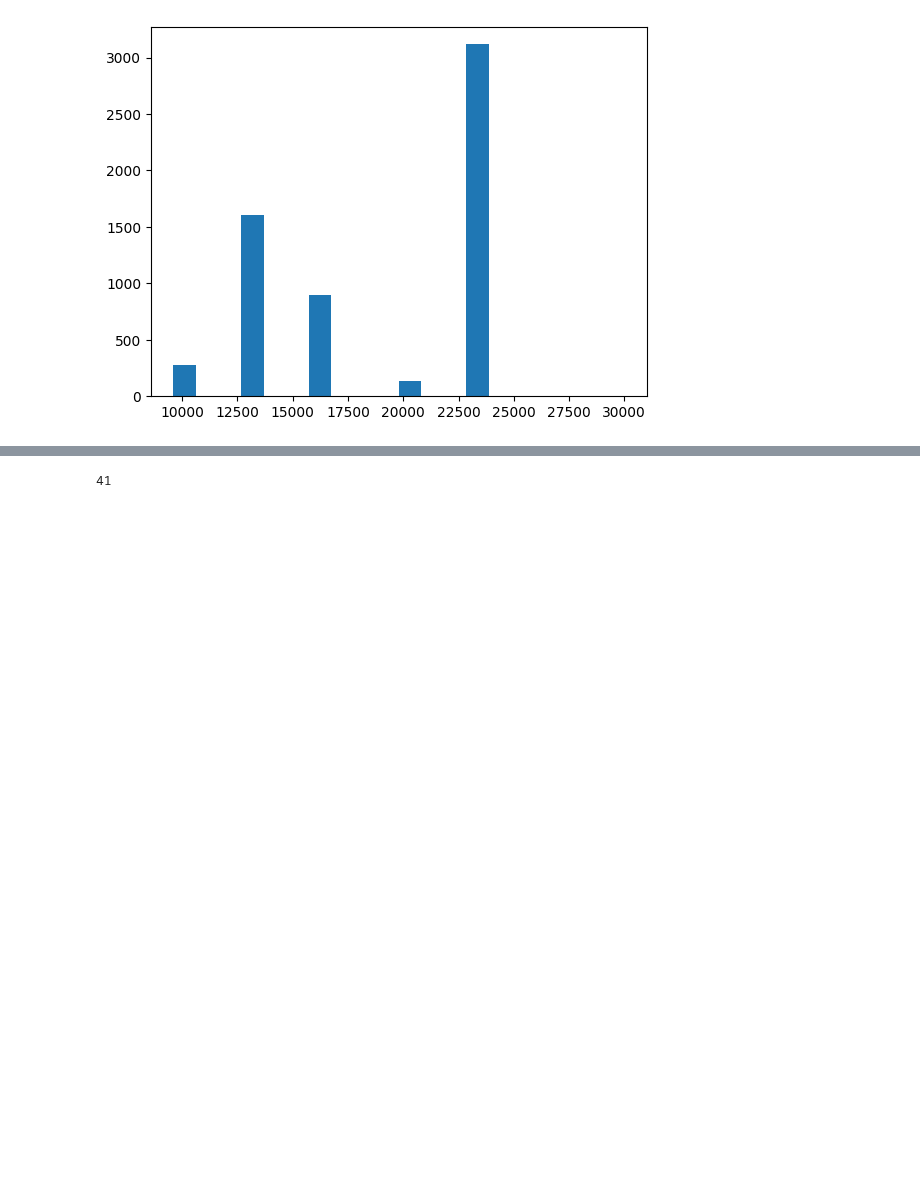
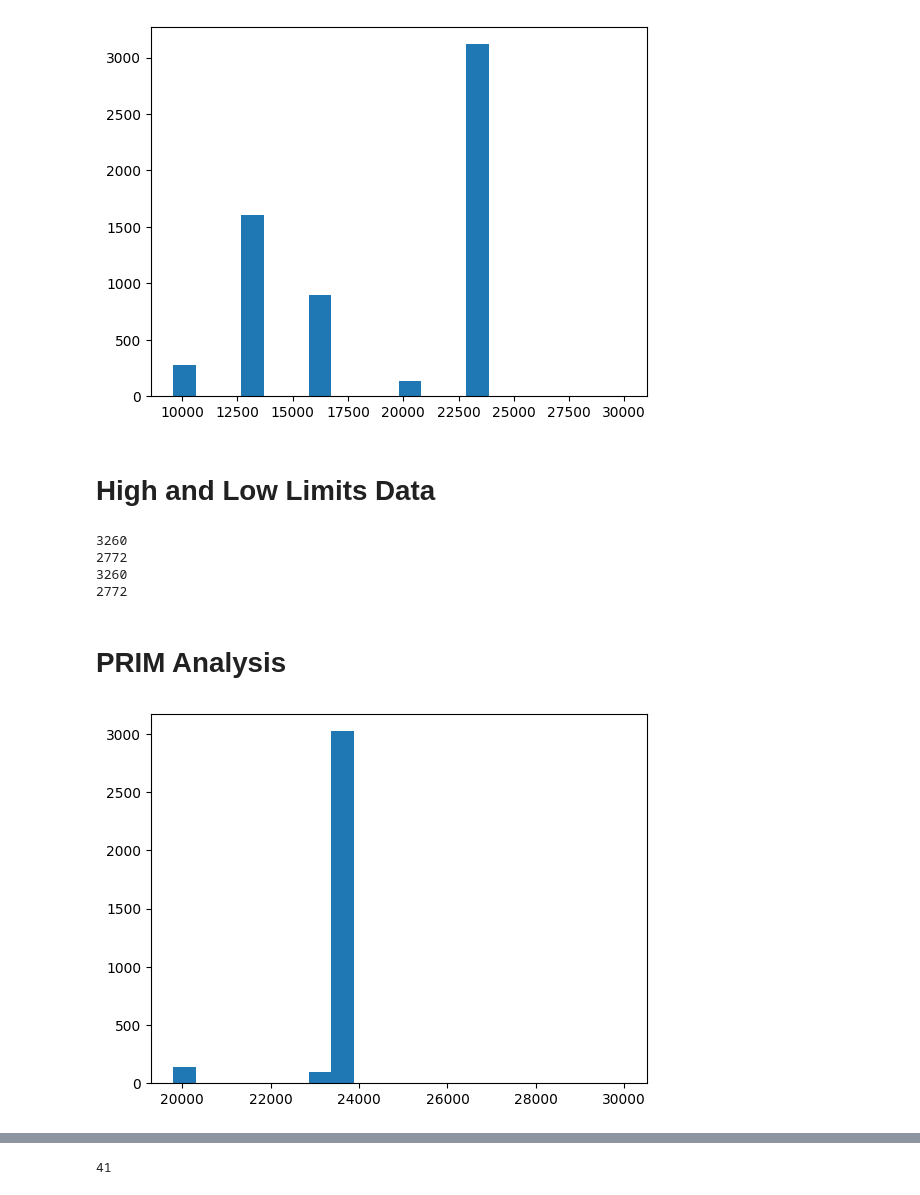
Before and after one commit to pfoytik/scenarioDiscovery, a Jupyter notebook: ema_clustering.ipynb, the cells around one changed output, grey strips where cells are left out. Drawn from its saved outputs; the diff is of its cells as text; code cells hidden in the pictures; blank space fills up the shorter version.

```diff
--- a/ema_clustering.ipynb
+++ b/ema_clustering.ipynb
@@ -215,0 +229,2 @@ import prim as p_rim
+# %% [markdown]
+# High and Low Limits Data
@@ -216 +237,20 @@ import prim as p_rim
+# %%
+### Print the length of high and low results and high and low inputs
+print(len(high_results))
+print(len(low_results))
+print(len(high_inputs))
+print(len(low_inputs))
+# %% [output]
+3260
+2772
+3260
+2772
+# %% [markdown]
+# PRIM Analysis
+# %%
+### show histogram of high results
+plt.hist(high_results[0], bins=20)
+plt.show()
+# %% [output]
+[figure, added]
 # %%
```
Also changed, not shown: parts of 43 cells of this notebook.
